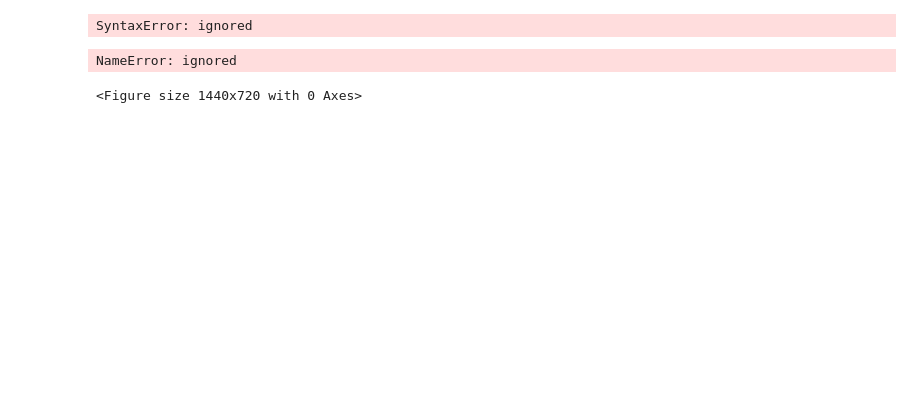
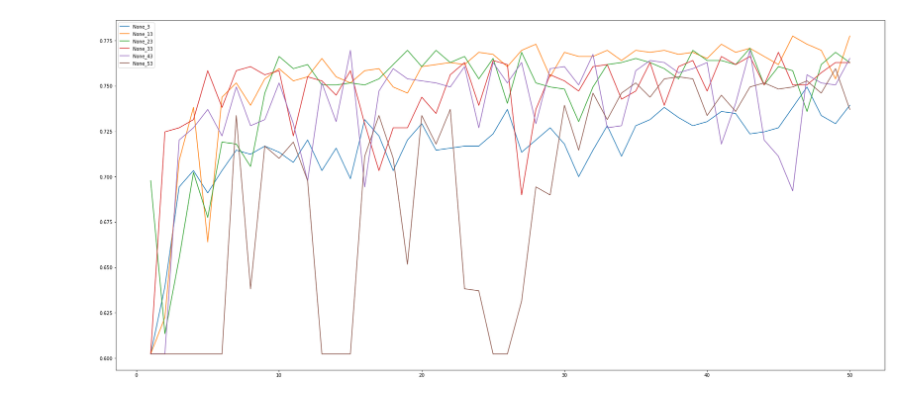
Before and after one commit to m-k-S/neural-mechanics-geometric, a Jupyter notebook: Neural_Mechanics_of_GNN.ipynb, the cells around one changed output. Saved outputs shown, nothing was run; the diff lists cells and outputs as text; code cells hidden in the pictures; blank space fills up the shorter version.

```diff
--- a/Neural_Mechanics_of_GNN.ipynb
+++ b/Neural_Mechanics_of_GNN.ipynb
@@ -339,54 +541,9 @@ plt.show()
-# %%
-# Training loop
-# Iterate over different normalization types
-for norm_setting in [None, 'BatchNorm', 'GraphNorm', 'PairNorm', 'DiffGroupNorm']:
-
-    # Iterate over different model depths
-    for depth in tqdm(depths):
-
-            # Normalization layer params
-        if norm_setting == 'BatchNorm' or norm_setting == 'GraphNorm':
-            norm_params = {'in_channels': hidden_channels}
-
-        elif norm_setting == 'DiffGroupNorm':
-            norm_params = {'in_channels': hidden_channels, ''}
-
-        name = 'depth{}'.format(depth)
-
-        # Define model, optimizer, and loss
-        model = GCN(hidden_channels=hidden_channels, num_layers=depth, norm=norm_setting, ).to(device)
-        optimizer = torch.optim.Adam(model.parameters(), lr=0.001)
-        criterion = torch.nn.CrossEntropyLoss()
-
-        accuracies = {'test_acc': [], 'train_acc': []}
-
-        # Training loop
-        for epoch in tqdm(range(1, epochs+1)):
-            train()
-            train_acc, train_roc = test(train_loader)
-            test_acc, test_roc = test(test_loader)
-            accuracies['test_acc'].append(test_acc)
-            accuracies['train_acc'].append(train_acc)
-            print(f'Epoch: {epoch:03d}, Train Acc: {train_acc:.4f}, Test Acc: {test_acc:.4f}, Train ROCAUC: {train_roc:.4f}, Test ROCAUC: {test_roc:.4f}')
-
-        final_train_acc[name] = train_acc
-        final_test_acc[name] = test_acc
-# %% [output]
-SyntaxError: ignored
-# %%
-activs, grads = save_order_params(model)
-
-n_batches = len(train_loader)
-
-plt.figure(figsize=(20, 10))
-for l in range(1, n_layers+1):
-    plt.plot([i for i in range(epochs * n_batches)], activs['Layer {}'.format(l)])
-plt.show()
-
-plt.figure(figsize=(20, 10))
-for l in range(1, n_layers+1):
-    plt.plot([i for i in range(epochs * n_batches)], grads['Layer {}'.format(l)])
-plt.show()
-# %% [output]
-NameError: ignored
-<Figure size 1440x720 with 0 Axes>
+# %%
+plt.figure(figsize=(30, 14))
+for idx, (k,v) in enumerate(final_train_acc.items()):
+    if idx % 2 == 0:
+        plt.plot([i for i in range(1, 51)], v, label=k)
+plt.legend()
+plt.show()
+# %% [output]
+[figure, added]
```
Also changed, not shown: parts of 17 cells of this notebook.
